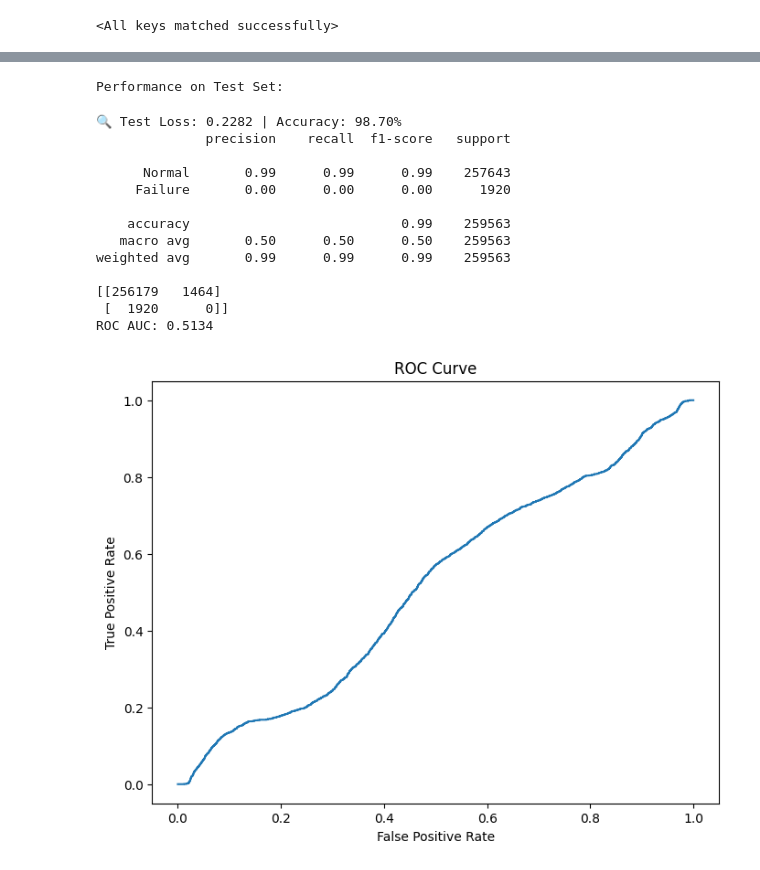
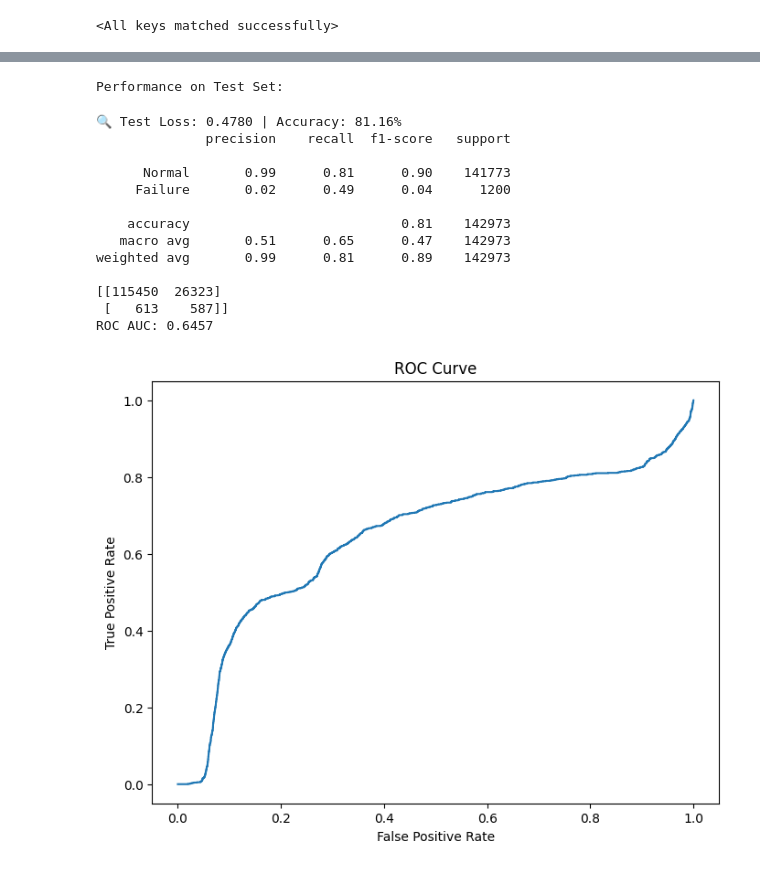
Before and after one commit to libao3128/predictive_maintenance, a Jupyter notebook: train_model_local.ipynb, the cells around one changed output, grey strips where cells are left out. Cells and saved outputs as stored; diff of their text form; code cells hidden in the pictures.

```diff
--- a/train_model_local.ipynb
+++ b/train_model_local.ipynb
@@ -17,8 +17,8 @@ window_size = 12*24*7 # 5 minutes * 12 * 24 = 1 day
 stride = 12 # 1 hour stride
 
 feature_cols = [
-    #"metric.STATUS_AC_MOD_ADMISSION_TEMP.MEASURED",  # ambient temperature
-    #"metric.STATUS_INTERNAL_TEMP.MEASURED",          # internal temperature
+    "metric.STATUS_AC_MOD_ADMISSION_TEMP.MEASURED",  # ambient temperature
+    "metric.STATUS_INTERNAL_TEMP.MEASURED",          # internal temperature
     "metric.AC_VOLTAGE_AB.MEASURED",                 # AC voltage
     "metric.AC_VOLTAGE_BC.MEASURED",                 # AC voltage
     "metric.AC_VOLTAGE_CA.MEASURED",                 # AC voltage
@@ -147,6 +145,9 @@ Visualization saved at visualization/processed_data/*.html
 # %% [markdown]
 ### Split Dataset
 # %%
-train_df = downsampled_data[downsampled_data['event_local_time'] <= pd.Timestamp('2023-12-15')].copy()
-val_df = downsampled_data[(downsampled_data['event_local_time'] > pd.Timestamp('2023-12-15')) & (imputed_df['event_local_time'] <= pd.Timestamp('2024-07-31'))].copy()
-test_df = downsampled_data[downsampled_data['event_local_time'] > pd.Timestamp('2024-07-31')].copy()
+split_time = [pd.Timestamp('2024-06-30'), pd.Timestamp('2025-01-01')]
+
+
+train_df = downsampled_data[downsampled_data['event_local_time'] <= split_time[0]].copy()
+val_df = downsampled_data[(downsampled_data['event_local_time'] > split_time[0]) & (downsampled_data['event_local_time'] <= split_time[1])].copy()
+test_df = downsampled_data[downsampled_data['event_local_time'] > split_time[1]].copy()
@@ -260,7 +259,7 @@ test_loader  = DataLoader(test_ds,  batch_size=batch_size, shuffle=False, num_wo
 # %% [markdown]
 ## Train Model
 # %%
-model = CNNLSTMModel(num_features=len(extended_feature_cols), cnn_out_channels=64, lstm_hidden_size=128)
+model = CNNLSTMModel(num_features=len(extended_feature_cols), cnn_out_channels=48, lstm_hidden_size=96)
 optimizer = torch.optim.Adam(model.parameters(), lr=1e-3)
 
 # 建議先用較溫和的 pos_weight（例：5），再用驗證集掃描最佳值
@@ -311,7 +309,7 @@ plt.legend()
 # %% [markdown]
 ### Model Evaluation
 # %%
-model.load_state_dict(torch.load(r'model\0813_0344\epoch_70.pth', weights_only=True))
+model.load_state_dict(torch.load(r'model\0813_0526\epoch_100.pth', weights_only=True))
 # %% [output]
 <All keys matched successfully>
 # %%
@@ -382,19 +380,19 @@ ROC AUC: 0.5139
 # %%
 print("Performance on Test Set:")
-evaluate_model(model, test_loader, best_threshold=best_threshold, device='cuda', criterion=criterion)
+evaluate_model(model, test_loader, best_threshold=0.5, device='cuda', criterion=criterion)
 # %% [output]
 Performance on Test Set:
-🔍 Test Loss: 0.2282 | Accuracy: 98.70%
+🔍 Test Loss: 0.4780 | Accuracy: 81.16%
               precision    recall  f1-score   support
 
-      Normal       0.99      0.99      0.99    257643
-     Failure       0.00      0.00      0.00      1920
+      Normal       0.99      0.81      0.90    141773
+     Failure       0.02      0.49      0.04      1200
 
-    accuracy                           0.99    259563
-   macro avg       0.50      0.50      0.50    259563
-weighted avg       0.99      0.99      0.99    259563
+    accuracy                           0.81    142973
+   macro avg       0.51      0.65      0.47    142973
+weighted avg       0.99      0.81      0.89    142973
 
-[[256179   1464]
- [  1920      0]]
-ROC AUC: 0.5134
+[[115450  26323]
+ [   613    587]]
+ROC AUC: 0.6457
-[figure, old version]
+[figure, new version]
```
Also changed, not shown: parts of 22 cells of this notebook, 22 other files.
